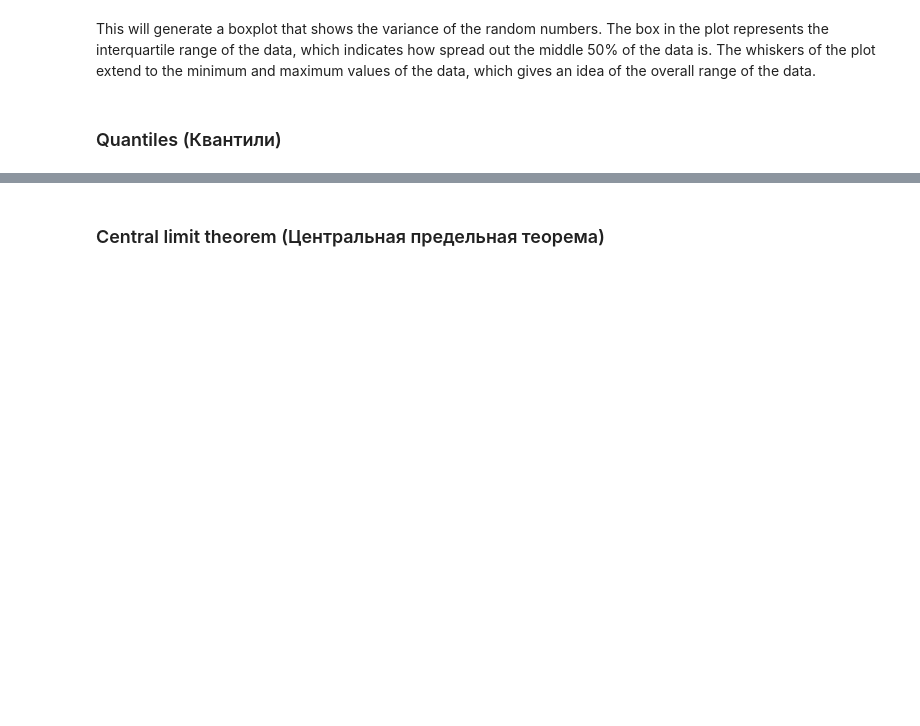
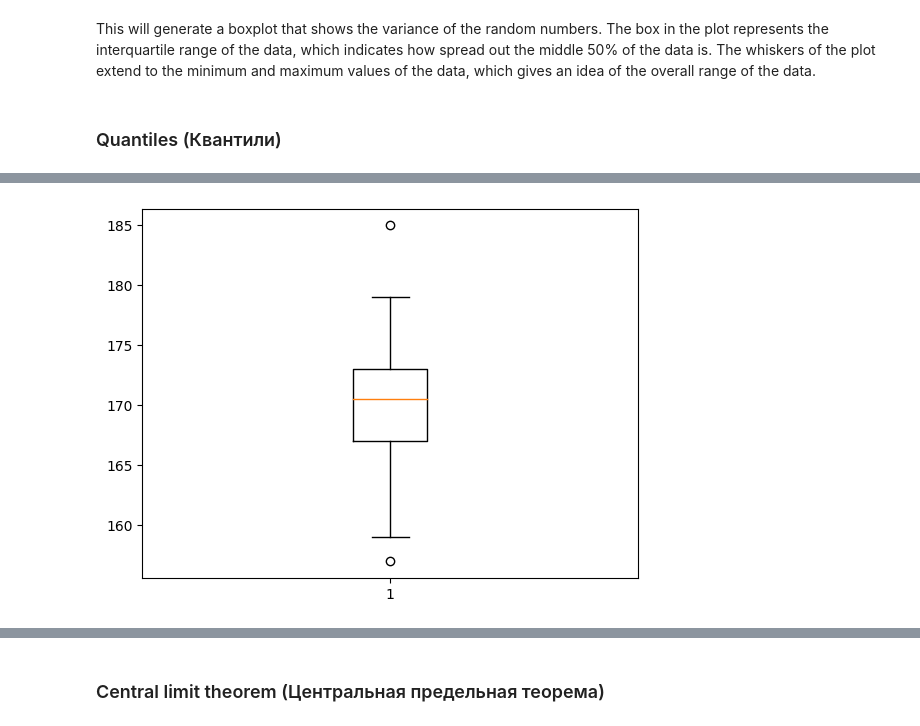
Before and after one commit to Alexey3250/Statistics_foundations_1, a Jupyter notebook: notes.ipynb, the cells around one changed output, grey strips where cells are left out. Cells and saved outputs as stored; diff of their text form; code cells hidden in the pictures; blank space fills up the shorter version.

```diff
--- a/notes.ipynb
+++ b/notes.ipynb
@@ -472,0 +519,17 @@ This will generate a boxplot that shows the variance of the random numbers. The
+# %%
+import matplotlib.pyplot as plt
+import numpy as np
+
+# Define an array of values
+values = np.array([157, 159, 161, 164, 165, 166, 167, 167, 167, 168, 169, 169, 170, 170, 170, 171, 171, 172, 172, 172, 172, 173, 173, 175, 175, 177, 178, 178, 179, 185])
+
+# Create a figure and a subplot
+fig, ax = plt.subplots()
+
+# Draw the boxplot
+ax.boxplot(values)
+
+# Show the plot
+plt.show()
+# %% [output]
+[figure, added]
```
Also changed, not shown: parts of 55 cells of this notebook.
